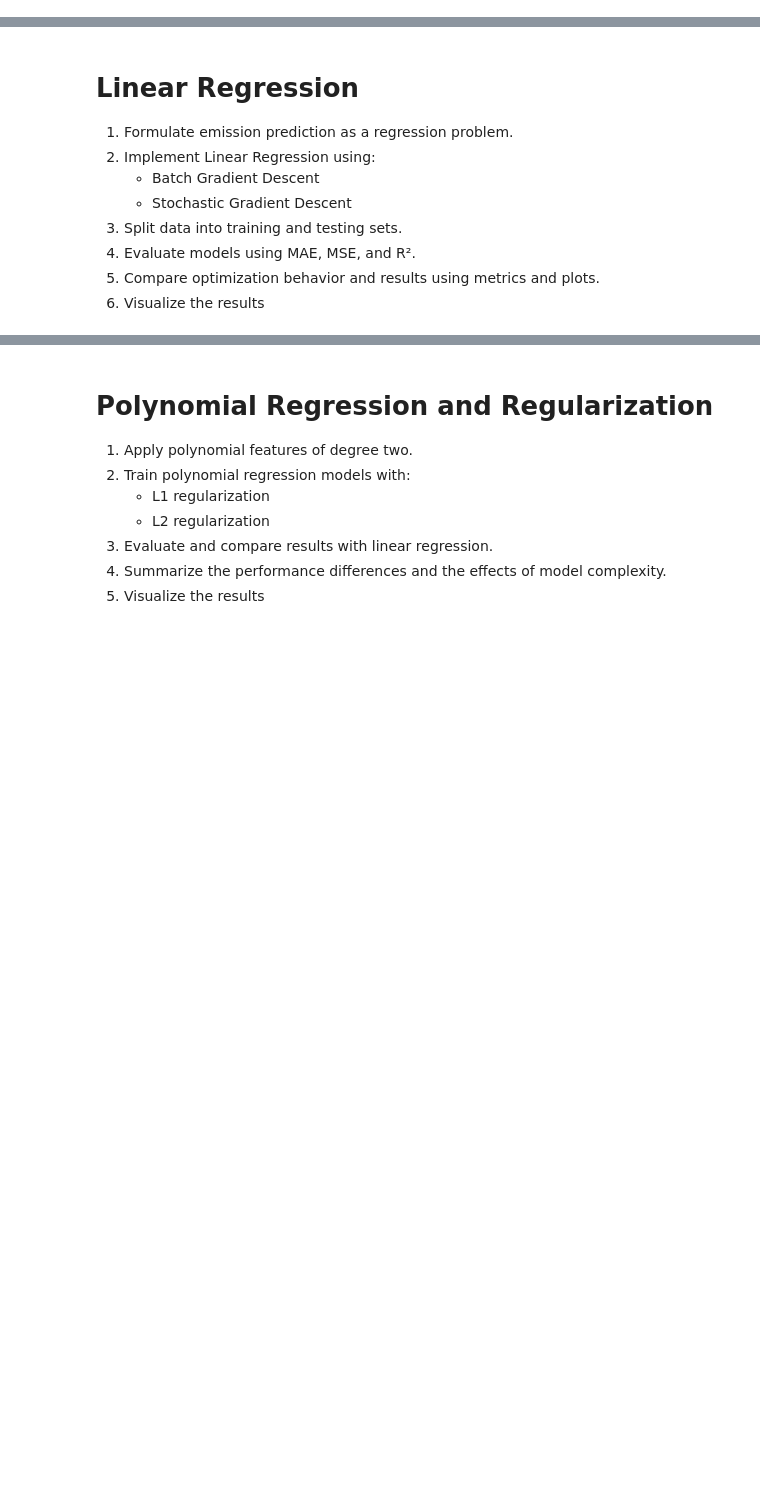
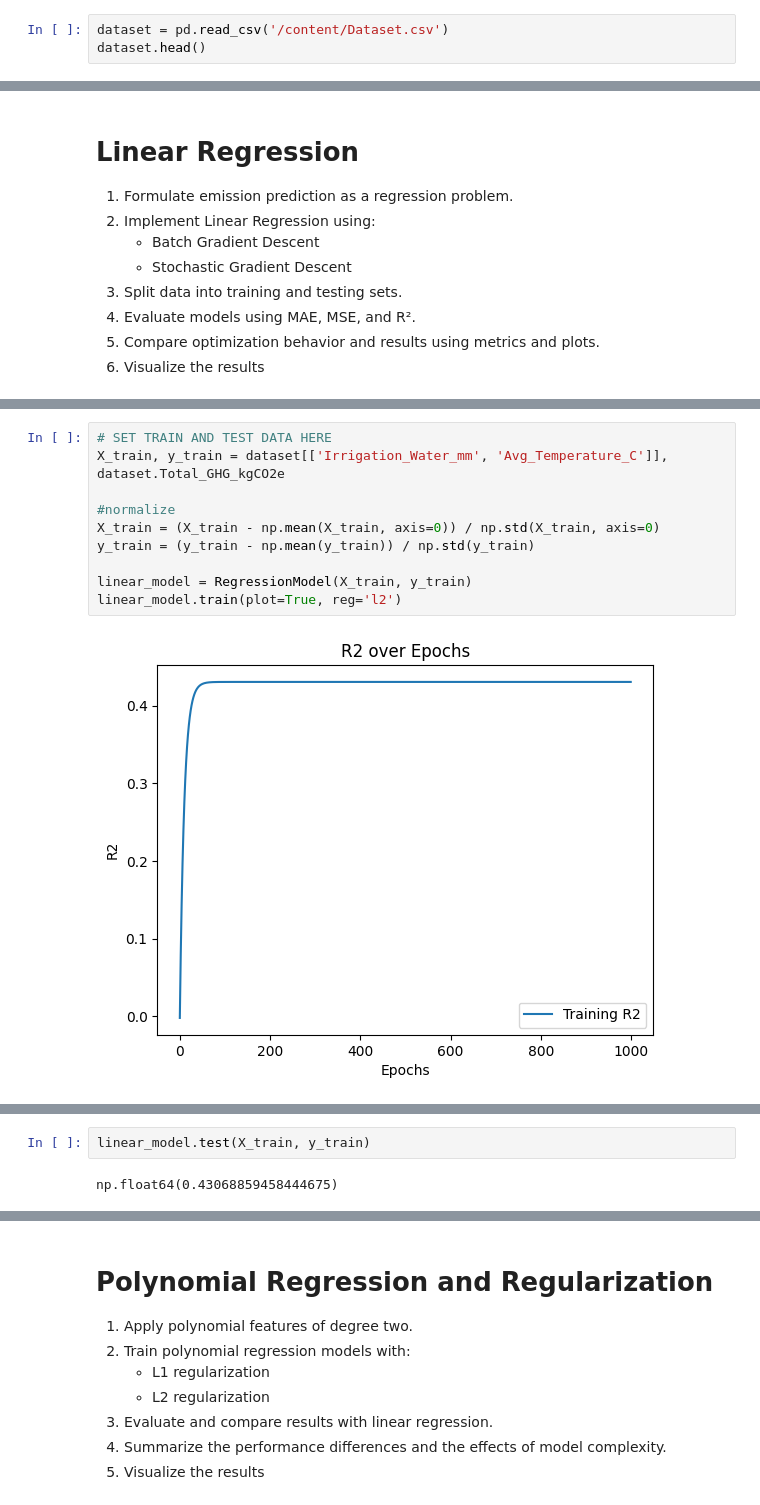
Before and after one commit to adityapentyala/ml-assignments, a Jupyter notebook: Team08_Assignment1.ipynb, the cells around one changed output, grey strips where cells are left out. Saved outputs shown, nothing was run; the diff lists cells and outputs as text; blank space fills up the shorter version.

```diff
--- a/Team08_Assignment1.ipynb
+++ b/Team08_Assignment1.ipynb
@@ -57,3 +39,6 @@ from tqdm import tqdm
 2. Identify numerical and categorical features.
 3. Define a dependent feature as the regression target.
 4. Justify the selection of numerical input features.
+# %%
+dataset = pd.read_csv('/content/Dataset.csv')
+dataset.head()
@@ -192,0 +217,12 @@ class RegressionModel:
+# %%
+# SET TRAIN AND TEST DATA HERE
+X_train, y_train = dataset[['Irrigation_Water_mm', 'Avg_Temperature_C']], dataset.Total_GHG_kgCO2e
+
+#normalize
+X_train = (X_train - np.mean(X_train, axis=0)) / np.std(X_train, axis=0)
+y_train = (y_train - np.mean(y_train)) / np.std(y_train)
+
+linear_model = RegressionModel(X_train, y_train)
+linear_model.train(plot=True, reg='l2')
+# %% [output]
+[figure, added]
@@ -192,0 +230,4 @@ class RegressionModel:
+# %%
+linear_model.test(X_train, y_train)
+# %% [output]
+np.float64(0.43068859458444675)
```
Also changed, not shown: parts of 7 cells of this notebook.
